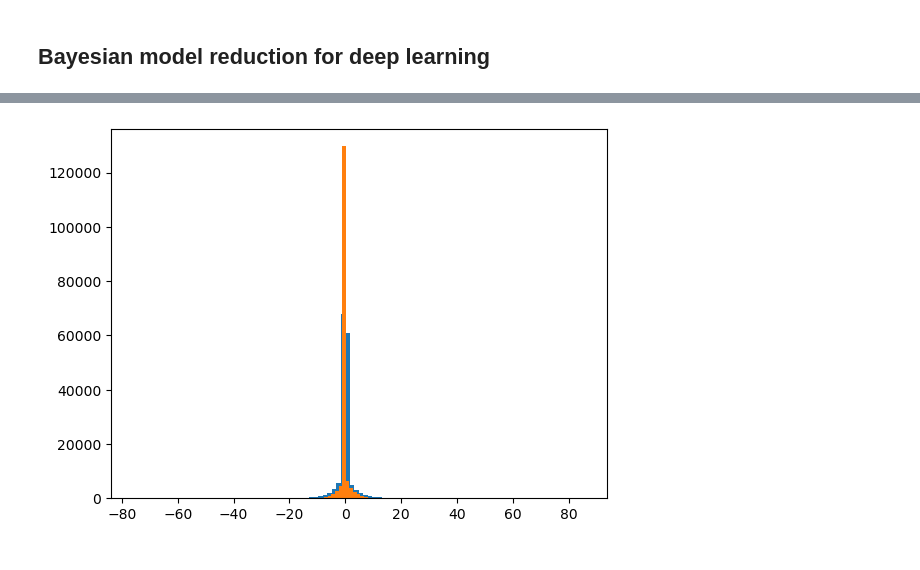
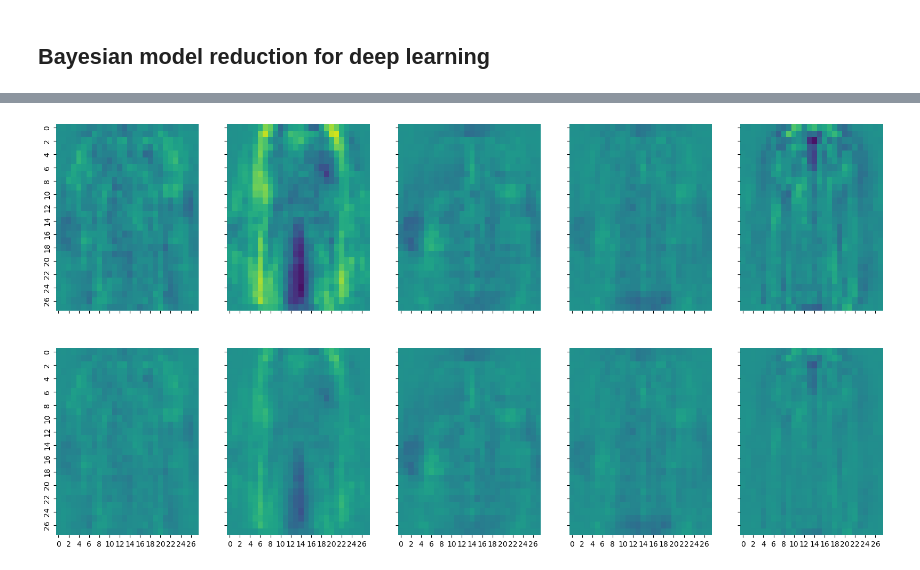
Before and after one commit to dimarkov/numpc, a Jupyter notebook: notebooks/bmr/bayes_neural_networks.ipynb, the cells around one changed output, grey strips where cells are left out. Saved outputs shown, nothing was run; the diff lists cells and outputs as text; code cells hidden in the pictures.

```diff
--- a/notebooks/bmr/bayes_neural_networks.ipynb
+++ b/notebooks/bmr/bayes_neural_networks.ipynb
@@ -487,9 +462,9 @@ def test_model(rng_key, params, nnet, images, labels, num_samples=10, bmr=False)
     bmrdn = BMRDNN(_rng_key, nnet, images, subsample_size=n)
     model = bmrdn.model
     if bmr:
-        guide = bmrdn.mv_guide
+        guide = bmrdn.aux_guide
     else:
-        guide = bmrdn.lowrank_guide
+        guide = bmrdn.guide
 
     pred = Predictive(model, guide=guide, params=params, num_samples=num_samples)
 
@@ -521,11 +510,0 @@ for nh in num_hn[-1:]:
-# %%
-devs = devices('gpu')
-
-params = lax.stop_gradient(params)
-bmr_res, samples = bmr_dnn.bmr(params, devs[1], num_samples=1, num_steps=1000, num_particles=4, opt_kwargs={'learning_rate': 1e-2})
-
-for key in samples.keys():
-    params[key] = lax.stop_gradient(samples[key].mean(0))
-
-rng_key, _rng_key = random.split(rng_key)
-test_model(rng_key, params, dense_net, test_ds['image'], test_ds['label'], num_samples=10, bmr=True)
@@ -537,11 +510,0 @@ plt.plot(bmr_res.losses[-500:])
-# %%
-fig, axes = plt.subplots(2, 5, figsize=(20, 10), sharey=True, sharex=True)
-
-unweighten = jnp.linalg.inv(V @ jnp.diag(jnp.sqrt(W)))
-
-weight = params['loc.layer0.weight'] @ unweighten
-shrinked_weight = samples['layer0.weight.tilde_mu'].mean(0) @ unweighten
-
-for i, ax in enumerate(axes[0]):
-    sns.heatmap(weight[i].reshape(28, 28), ax=ax, cbar=False, cmap='viridis', vmin=0)
-    sns.heatmap(shrinked_weight[i].reshape(28, 28), ax=axes[1, i], cbar=False, cmap='viridis', vmin=0)
@@ -550,5 +511,11 @@ for i, ax in enumerate(axes[0]):
-# %%
-plt.hist(weight.flatten(), bins=100);
-plt.hist(shrinked_weight.flatten(), bins=100);
-# %% [output]
-[figure, removed]
+# %%
+fig, axes = plt.subplots(2, 5, figsize=(20, 10), sharey=True, sharex=True)
+
+weight = params['loc.layer0.weight']
+shrinked_weight = samples['loc.layer0.weight'].mean(0)
+
+for i, ax in enumerate(axes[0]):
+    sns.heatmap(weight[i].reshape(28, 28), ax=ax, cbar=False, cmap='viridis', vmin=-1, vmax=1)
+    sns.heatmap(shrinked_weight[i].reshape(28, 28), ax=axes[1, i], cbar=False, cmap='viridis', vmin=-1, vmax=1)
+# %% [output]
+[figure, added]
```
Also changed, not shown: parts of 12 cells of this notebook, 1 other file.
